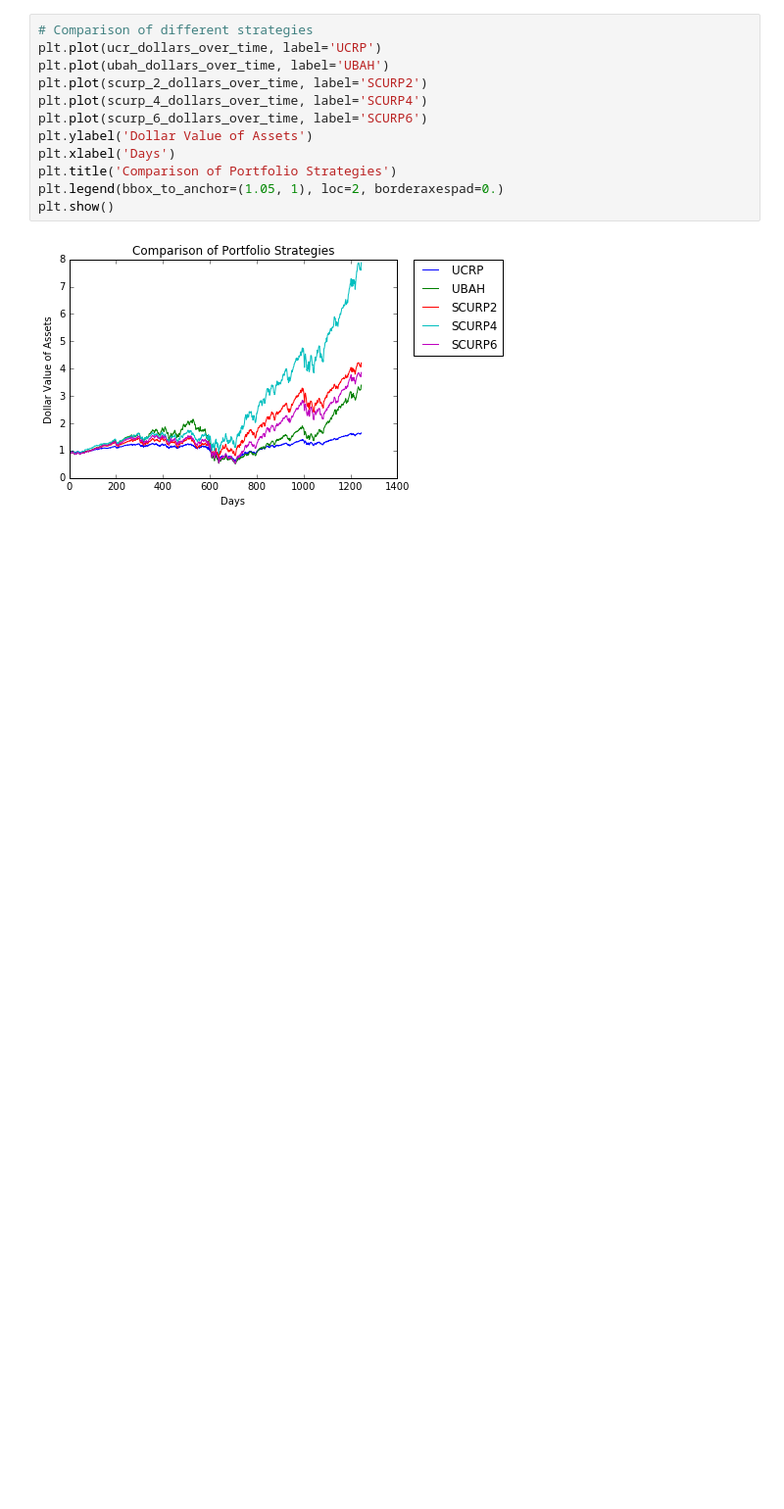
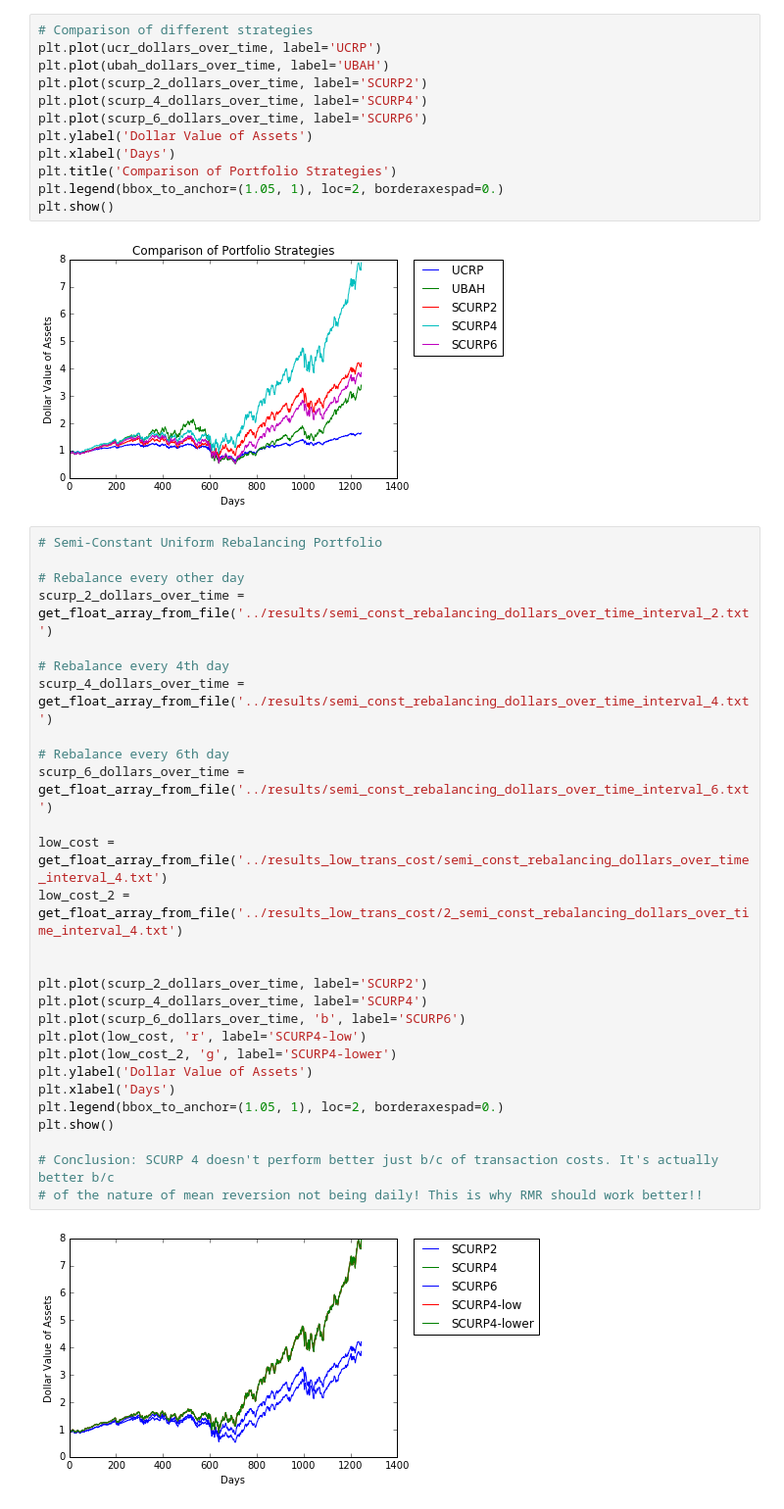
Before and after one commit to nmchaves/stock-portfolio-selection, a Jupyter notebook: ipython_notebook/performance_comparison.ipynb, the cells around one changed output. Shown: that part at 98% size. Saved outputs shown, nothing was run; the diff lists cells and outputs as text; blank space fills up the shorter version.

```diff
--- a/ipython_notebook/performance_comparison.ipynb
+++ b/ipython_notebook/performance_comparison.ipynb
@@ -68,3 +99,33 @@ plt.legend(bbox_to_anchor=(1.05, 1), loc=2, borderaxespad=0.)
 plt.show()
 # %% [output]
 [figure]
+# %%
+# Semi-Constant Uniform Rebalancing Portfolio
+
+# Rebalance every other day
+scurp_2_dollars_over_time = get_float_array_from_file('../results/semi_const_rebalancing_dollars_over_time_interval_2.txt')
+
+# Rebalance every 4th day
+scurp_4_dollars_over_time = get_float_array_from_file('../results/semi_const_rebalancing_dollars_over_time_interval_4.txt')
+
+# Rebalance every 6th day
+scurp_6_dollars_over_time = get_float_array_from_file('../results/semi_const_rebalancing_dollars_over_time_interval_6.txt')
+
+low_cost = get_float_array_from_file('../results_low_trans_cost/semi_const_rebalancing_dollars_over_time_interval_4.txt')
+low_cost_2 = get_float_array_from_file('../results_low_trans_cost/2_semi_const_rebalancing_dollars_over_time_interval_4.txt')
+
+
+plt.plot(scurp_2_dollars_over_time, label='SCURP2')
+plt.plot(scurp_4_dollars_over_time, label='SCURP4')
+plt.plot(scurp_6_dollars_over_time, 'b', label='SCURP6')
+plt.plot(low_cost, 'r', label='SCURP4-low')
+plt.plot(low_cost_2, 'g', label='SCURP4-lower')
+plt.ylabel('Dollar Value of Assets')
+plt.xlabel('Days')
+plt.legend(bbox_to_anchor=(1.05, 1), loc=2, borderaxespad=0.)
+plt.show()
+
+# Conclusion: SCURP 4 doesn't perform better just b/c of transaction costs. It's actually better b/c
+# of the nature of mean reversion not being daily! This is why RMR should work better!!
+# %% [output]
+[figure, added]
```
Also changed, not shown: parts of 5 cells of this notebook, 14 other files.
